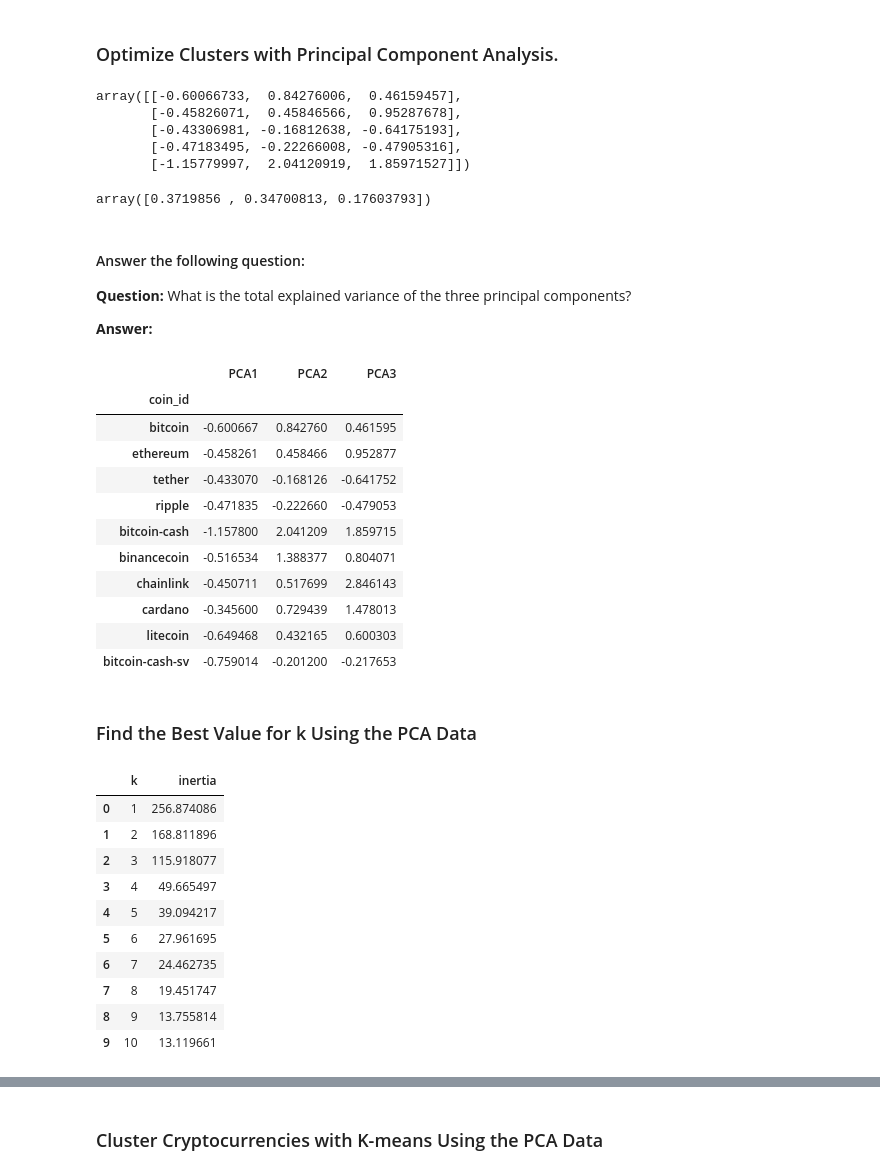
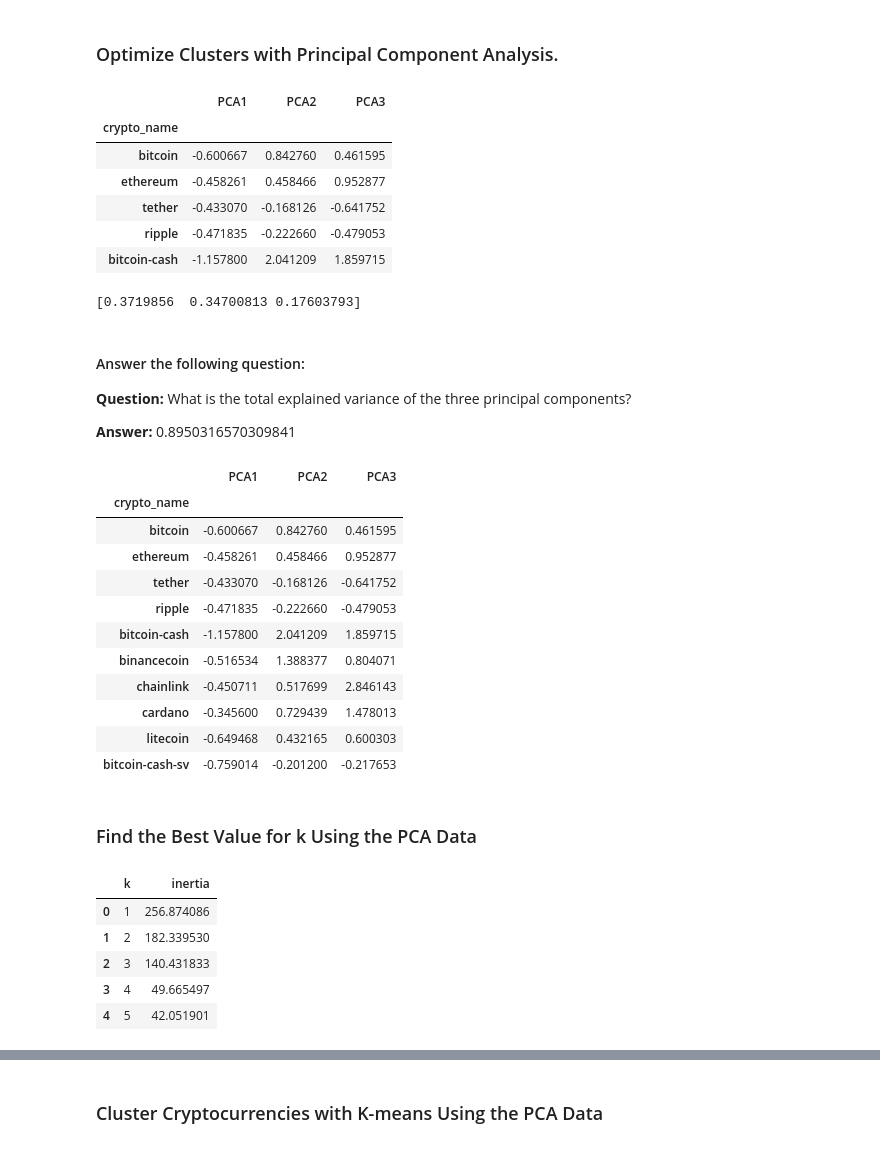
Before and after one commit to Cyberwolf7583/CryptoClustering, a Jupyter notebook: Starter_Code/Crypto_Clustering.ipynb, the cells around one changed output, grey strips where cells are left out. Drawn from its saved outputs; the diff is of its cells as text; code cells hidden in the pictures.

```diff
--- a/Starter_Code/Crypto_Clustering.ipynb
+++ b/Starter_Code/Crypto_Clustering.ipynb
@@ -112,2 +139,3 @@ scaled_data = scaler.fit_transform(market_data_df)
 # %%
 # Fit the K-Means model using the scaled data
+kmeans.fit(scaled_data_df)
@@ -139,44 +184,51 @@ scaled_data = scaler.fit_transform(market_data_df)
 ### Optimize Clusters with Principal Component Analysis.
 # %%
 # Create a PCA model instance and set `n_components=3`.
+pca = PCA(n_components=3)
 # %%
 # Use the PCA model with `fit_transform` on the original scaled DataFrame to reduce to three principal components.
+pca_data = pca.fit_transform(scaled_data_df)
 
+# Create a new DataFrame with the PCA data
+pca_df = pd.DataFrame(data=pca_data, index=scaled_data_df.index, columns=['PCA1', 'PCA2', 'PCA3'])
 
 # View the first five rows of the DataFrame.
+pca_df.head()
 # %% [output]
-array([[-0.60066733,  0.84276006,  0.46159457],
-       [-0.45826071,  0.45846566,  0.95287678],
-       [-0.43306981, -0.16812638, -0.64175193],
-       [-0.47183495, -0.22266008, -0.47905316],
-       [-1.15779997,  2.04120919,  1.85971527]])
+|  | PCA1 | PCA2 | PCA3 |
+| crypto_name |  |  |  |
+| bitcoin | -0.600667 | 0.842760 | 0.461595 |
+| ethereum | -0.458261 | 0.458466 | 0.952877 |
+| tether | -0.433070 | -0.168126 | -0.641752 |
+| ripple | -0.471835 | -0.222660 | -0.479053 |
+| bitcoin-cash | -1.157800 | 2.041209 | 1.859715 |
 # %%
-# Retrieve the explained variance to determine how much information  can be attributed to each principal component.
+# Retrieve the explained variance to determine how much information can be attributed to each principal component.
+explained_variance = pca.explained_variance_ratio_
+print(explained_variance)
 # %% [output]
-array([0.3719856 , 0.34700813, 0.17603793])
+[0.3719856  0.34700813 0.17603793]
 # %% [markdown]
 #### Answer the following question:
 
 **Question:** What is the total explained variance of the three principal components?
 
-**Answer:**
+**Answer:** 0.8950316570309841
 # %%
-# Create a new DataFrame with the PCA data.
-# Note: The code for this step is provided for you
-
-# Creating a DataFrame with the PCA data
-
+# Create a new DataFrame with the PCA data
+pca_df = pd.DataFrame(data=pca_data, index=scaled_data_df.index, columns=['PCA1', 'PCA2', 'PCA3'])
 
 # Copy the crypto names from the original data
+pca_df['crypto_name'] = scaled_data_df.index
 
-
-# Set the coinid column as index
-
+# Set the coin_id column as index
+pca_df = pca_df.set_index('crypto_name')
 
 # Display sample data
+pca_df.head(10)
 # %% [output]
 |  | PCA1 | PCA2 | PCA3 |
-| coin_id |  |  |  |
+| crypto_name |  |  |  |
 | bitcoin | -0.600667 | 0.842760 | 0.461595 |
 | ethereum | -0.458261 | 0.458466 | 0.952877 |
 | tether | -0.433070 | -0.168126 | -0.641752 |
@@ -191,38 +243,40 @@ array([0.3719856 , 0.34700813, 0.17603793])
 ### Find the Best Value for k Using the PCA Data
 # %%
 # Create a list with the number of k-values to try
-# Use a range from 1 to 11
-
+k_values = list(range(1, 12))
 
 # Create an empty list to store the inertia values
-
+inertia_values = []
 
 # Create a for loop to compute the inertia with each possible value of k
-# Inside the loop:
-# 1. Create a KMeans model using the loop counter for the n_clusters
-# 2. Fit the model to the data using PCA DataFrame.
-# 3. Append the model.inertia_ to the inertia list
+for k in k_values:
+    # 1. Create a KMeans model using the loop counter for the n_clusters
+    kmeans = KMeans(n_clusters=k, random_state=42)
 
+    # 2. Fit the model to the data using PCA DataFrame
+    kmeans.fit(pca_df)
+
+    # 3. Append the model.inertia_ to the inertia list
+    inertia_values.append(kmeans.inertia_)
 
 # Create a dictionary with the data to plot the Elbow curve
-
+elbow_data = {
+    'k': k_values,
+    'inertia': inertia_values
+}
 
 # Create a DataFrame with the data to plot the Elbow curve
-
+elbow_df = pd.DataFrame(elbow_data)
 
 # Display the DataFrame
+elbow_df.head()
 # %% [output]
 |  | k | inertia |
 | 0 | 1 | 256.874086 |
-| 1 | 2 | 168.811896 |
-| 2 | 3 | 115.918077 |
+| 1 | 2 | 182.339530 |
+| 2 | 3 | 140.431833 |
 | 3 | 4 | 49.665497 |
-| 4 | 5 | 39.094217 |
-| 5 | 6 | 27.961695 |
-| 6 | 7 | 24.462735 |
-| 7 | 8 | 19.451747 |
-| 8 | 9 | 13.755814 |
-| 9 | 10 | 13.119661 |
+| 4 | 5 | 42.051901 |
 # %%
 # Plot a line chart with all the inertia values computed with
 # the different values of k to visually identify the optimal value for k.
```
Also changed, not shown: parts of 21 cells of this notebook, 1 other file.
